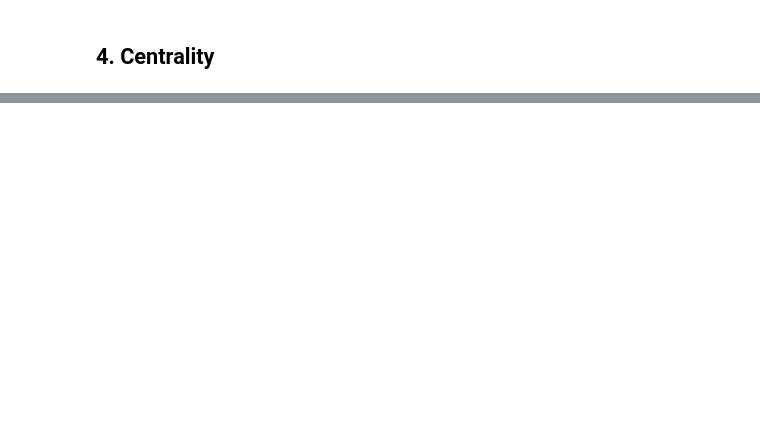
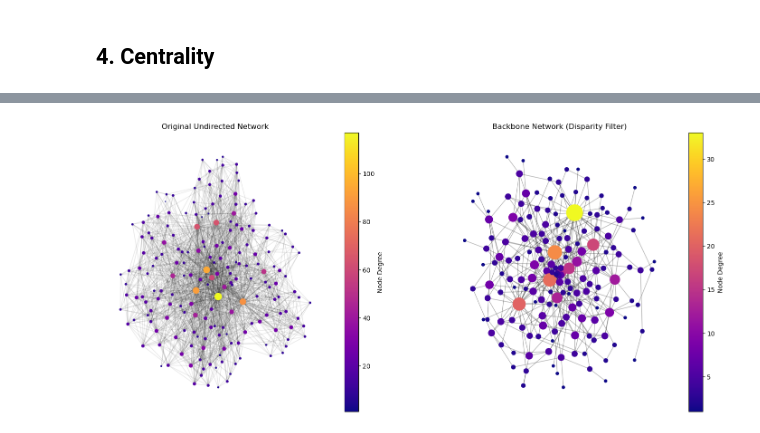
Before and after one commit to joaommata/WorldGraph, a Jupyter notebook: analysis.ipynb, the cells around one changed output, grey strips where cells are left out. Cells and saved outputs as stored; diff of their text form; code cells hidden in the pictures; blank space fills up the shorter version.

```diff
--- a/analysis.ipynb
+++ b/analysis.ipynb
@@ -210,0 +410,4 @@ print("Pearson correlation (In-Degree):", pearson_in[0])
+# %%
+G_und=G.to_undirected(reciprocal=False, as_view=False)
+degree_assort=nx.degree_assortativity_coefficient(G_und)
+print("Degree assortativity coefficient:", degree_assort)
@@ -210,0 +490,32 @@ print("Pearson correlation (In-Degree):", pearson_in[0])
+# %%
+degrees_orig = dict(G_copy.degree())
+degrees_back = dict(G_backbone.degree())
+
+# node size
+node_size_orig = [degrees_orig[n] for n in G_copy.nodes()]
+node_size_back = [degrees_back[n]*20 for n in G_backbone.nodes()]
+
+# node color
+node_color_orig = [degrees_orig[n] for n in G_copy.nodes()]
+node_color_back = [degrees_back[n] for n in G_backbone.nodes()]
+
+pos_springf_orig = nx.forceatlas2_layout(G_copy, max_iter=100, gravity=25)
+pos_springf_back = nx.forceatlas2_layout(G_backbone, max_iter=100, gravity=25)
+
+fig, axes = plt.subplots(1, 2, figsize=(18, 8))
+nodes_orig=nx.draw_networkx_nodes(G_copy, pos=pos_springf_orig, node_size=node_size_orig, node_color=node_color_orig, cmap=plt.cm.plasma, ax=axes[0])
+nx.draw_networkx_edges(G_copy, pos=pos_springf_orig, alpha=0.1, ax=axes[0])
+axes[0].set_title("Original Undirected Network")
+axes[0].axis("off")
+cbar_orig = plt.colorbar(nodes_orig, ax=axes[0])
+cbar_orig.set_label("Node Degree")
+
+nodes_back=nx.draw_networkx_nodes(G_backbone, pos=pos_springf_back, node_size=node_size_back, node_color=node_color_back, cmap=plt.cm.plasma, ax=axes[1])
+nx.draw_networkx_edges(G_backbone, pos=pos_springf_back, alpha=0.3, ax=axes[1])
+axes[1].set_title("Backbone Network (Disparity Filter)")
+axes[1].axis("off")
+cbar_back = plt.colorbar(nodes_back, ax=axes[1])
+cbar_back.set_label("Node Degree")
+plt.show()
+# %% [output]
+[figure, added]
```
Also changed, not shown: parts of 47 cells of this notebook, 1 other file.
